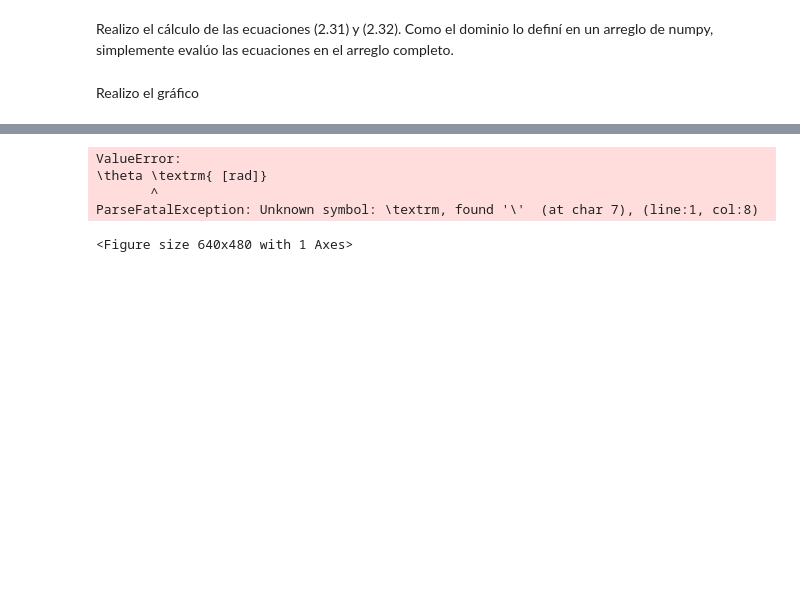
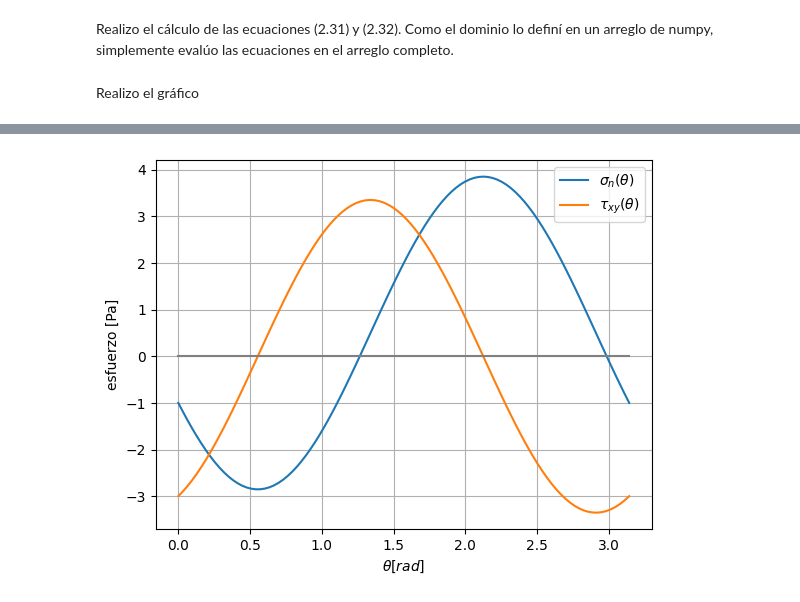
Before and after one commit to michaelherediaperez/medio-continuo, a Jupyter notebook: codigos/cap_02/02_09_04_ejemplo.ipynb, the cells around one changed output, grey strips where cells are left out. Drawn from its saved outputs; the diff is of its cells as text; code cells hidden in the pictures; blank space fills up the shorter version.

```diff
--- a/codigos/cap_02/02_09_04_ejemplo.ipynb
+++ b/codigos/cap_02/02_09_04_ejemplo.ipynb
@@ -238,13 +238,12 @@ En [este video](https://www.youtube.com/watch?v=_DH3546mSCM&ab_channel=TheEffici
 # %%
-plt.plot(tt, ssn_t, label=r"$\sigma_n(\theta) $")
-plt.plot(tt, ttn_t, label=r"$\tau_{xy}(\theta)$")
-plt.xlabel(r"$\theta [rad]$")
-plt.legend()
-plt.grid()
+fig, ax = plt.subplots()
+ax.plot(tt, ssn_t, label=r"$\sigma_n(\theta) $")
+ax.plot(tt, ttn_t, label=r"$\tau_{xy}(\theta)$")
+ax.plot(tt, np.zeros(tt.shape[0]), color="grey")
+ax.set_xlabel(r"$\theta [rad]$")
+ax.set_ylabel("esfuerzo [Pa]")
+ax.legend()
+ax.grid()
 plt.show()
 # %% [output]
-ValueError:
-\theta \textrm{ [rad]}
-       ^
-ParseFatalException: Unknown symbol: \textrm, found '\'  (at char 7), (line:1, col:8)
-<Figure size 640x480 with 1 Axes>
+[figure, added]
```
Also changed, not shown: parts of 3 cells of this notebook.
